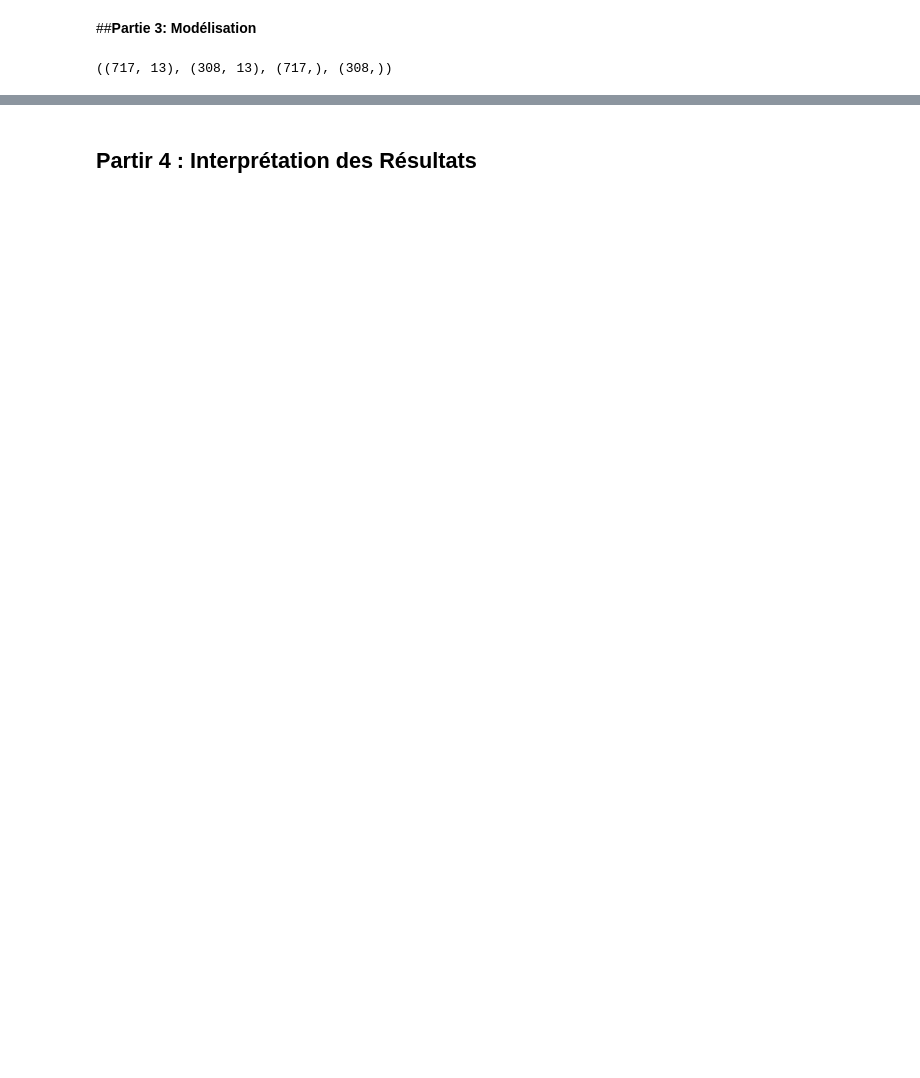
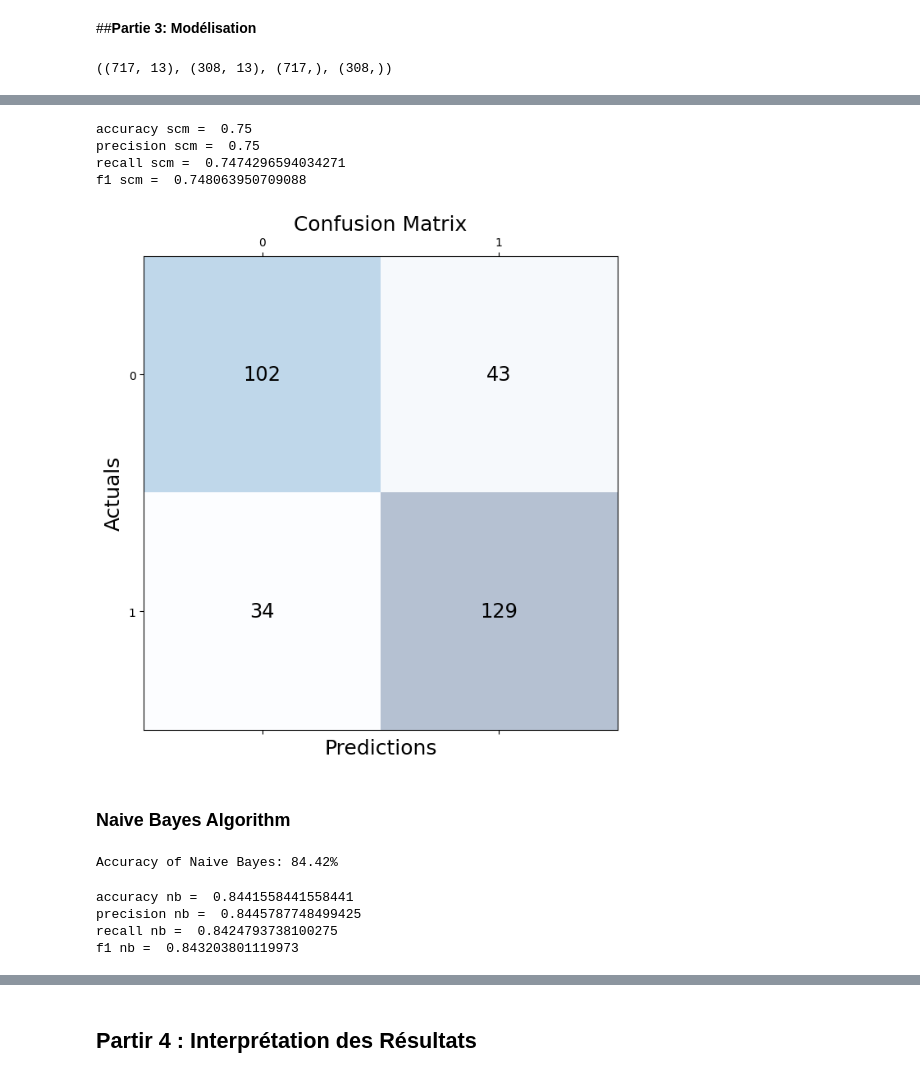
Before and after one commit to appistore/Heart-disease, a Jupyter notebook: Heart_Disease_Dataset.ipynb, the cells around one changed output, grey strips where cells are left out. Cells and saved outputs as stored; diff of their text form; code cells hidden in the pictures; blank space fills up the shorter version.

```diff
--- a/Heart_Disease_Dataset.ipynb
+++ b/Heart_Disease_Dataset.ipynb
@@ -458,0 +314,64 @@ plt.show()
+# %%
+# Algorithme : modèle Random Forest Classifier
+from sklearn.metrics import accuracy_score, precision_score, recall_score, f1_score
+accuracy_score_svm= accuracy_score(y_test, y_pred_svm)
+precision_score_svm= precision_score(y_test, y_pred_svm, average='macro')
+recall_score_svm= recall_score(y_test, y_pred_svm, average='macro')
+f1_score_svm= f1_score(y_test, y_pred_svm, average='macro')
+
+print("accuracy scm = ",accuracy_score_svm)
+print("precision scm = ",precision_score_svm)
+print("recall scm = ",recall_score_svm)
+print("f1 scm = ",f1_score_svm)
+# %% [output]
+accuracy scm =  0.75
+precision scm =  0.75
+recall scm =  0.7474296594034271
+f1 scm =  0.748063950709088
+# %%
+conf_matrix_svm = confusion_matrix(y_true=y_test, y_pred=y_pred_svm)
+#
+# Print the confusion matrix using Matplotlib
+#
+fig, ax = plt.subplots(figsize=(7.5, 7.5))
+ax.matshow(conf_matrix_svm, cmap=plt.cm.Blues, alpha=0.3)
+for i in range(conf_matrix_svm.shape[0]):
+    for j in range(conf_matrix_svm.shape[1]):
+        ax.text(x=j, y=i,s=conf_matrix_svm[i, j], va='center', ha='center', size='xx-large')
+
+plt.xlabel('Predictions', fontsize=18)
+plt.ylabel('Actuals', fontsize=18)
+plt.title('Confusion Matrix', fontsize=18)
+plt.show()
+# %% [output]
+[figure, added]
+# %% [markdown]
+### Naive Bayes Algorithm
+# %%
+from sklearn.naive_bayes import GaussianNB
+naive_bayes = GaussianNB()
+naive_bayes.fit(X_train, y_train)
+
+acc = naive_bayes.score(X_test,y_test)*100
+y_pred_naive_bayes = naive_bayes.predict(X_test)
+
+print("Accuracy of Naive Bayes: {:.2f}%".format(acc))
+# %% [output]
+Accuracy of Naive Bayes: 84.42%
+# %%
+# Algorithme : modèle Random Forest Classifier
+from sklearn.metrics import accuracy_score, precision_score, recall_score, f1_score
+accuracy_score_nb = accuracy_score(y_test, y_pred_naive_bayes)
+precision_score_nb = precision_score(y_test, y_pred_naive_bayes, average='macro')
+recall_score_nb = recall_score(y_test, y_pred_naive_bayes, average='macro')
+f1_score_nb = f1_score(y_test, y_pred_naive_bayes, average='macro')
+
+print("accuracy nb = ",accuracy_score_nb)
+print("precision nb = ",precision_score_nb)
+print("recall nb = ",recall_score_nb)
+print("f1 nb = ",f1_score_nb)
+# %% [output]
+accuracy nb =  0.8441558441558441
+precision nb =  0.8445787748499425
+recall nb =  0.8424793738100275
+f1 nb =  0.843203801119973
```
Also changed, not shown: parts of 37 cells of this notebook.
